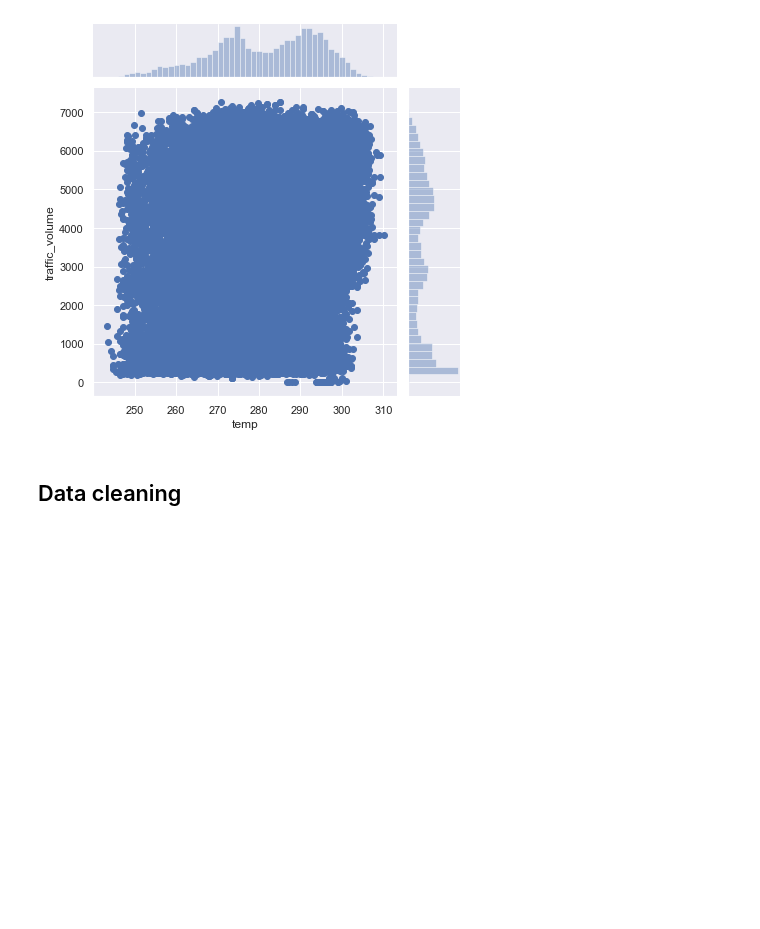
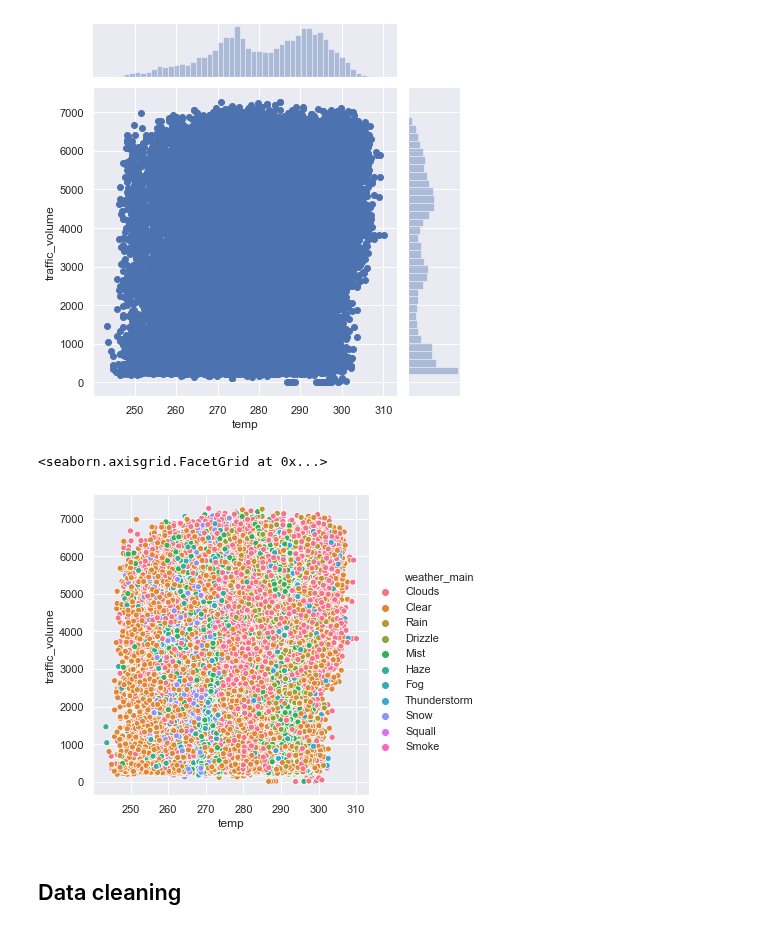
Before and after one commit to laurelkeys/machine-learning, a Jupyter notebook: assignment-1/Assignment1.ipynb, the cells around one changed output. Drawn from its saved outputs; the diff is of its cells as text; code cells hidden in the pictures; blank space fills up the shorter version.

```diff
--- a/assignment-1/Assignment1.ipynb
+++ b/assignment-1/Assignment1.ipynb
@@ -174,6 +249,11 @@ sns.jointplot(x="temp", y="traffic_volume", data=dataset_csv[dataset_csv.temp >
 <seaborn.axisgrid.JointGrid at 0x...>
 [figure]
 [figure]
+# %%
+sns.relplot(x="temp", y="traffic_volume", hue="weather_main", data=dataset_csv[dataset_csv.temp > 0.0])
+# %% [output]
+<seaborn.axisgrid.FacetGrid at 0x...>
+[figure, added]
 # %% [markdown]
 ## Data cleaning
 # %%
```
Also changed, not shown: parts of 8 cells of this notebook.
